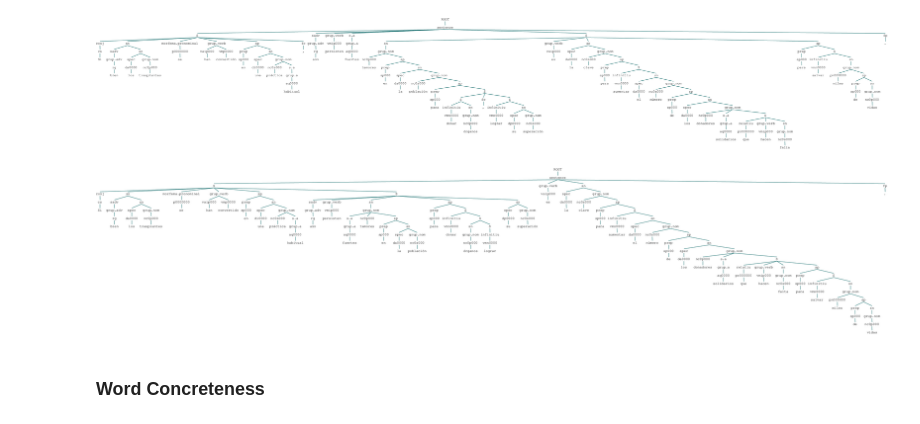
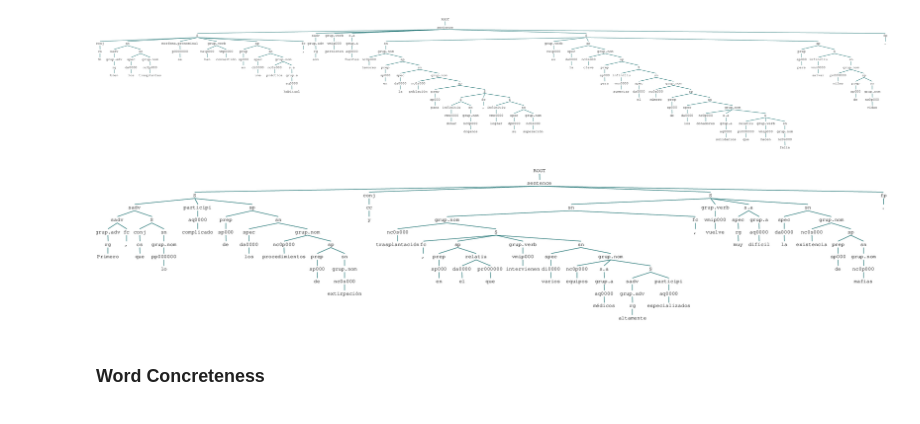
Before and after one commit to Greenhv/Tesis, a Jupyter notebook: Notebook/Text_Easability_Metrics.ipynb, the cells around one changed output. Drawn from its saved outputs; the diff is of its cells as text; code cells hidden in the pictures.

```diff
--- a/Notebook/Text_Easability_Metrics.ipynb
+++ b/Notebook/Text_Easability_Metrics.ipynb
@@ -76,6 +76,6 @@ for paragraph in text:
         treeP = Tree.fromstring(parseS)
         treeArr.append(treeP)
 # %%
-treeArr[0]
+treeArr[2]
 # %% [output]
-[figure, old version]
+[figure, new version]
```
Also changed, not shown: parts of 6 cells of this notebook, 4 other files.
